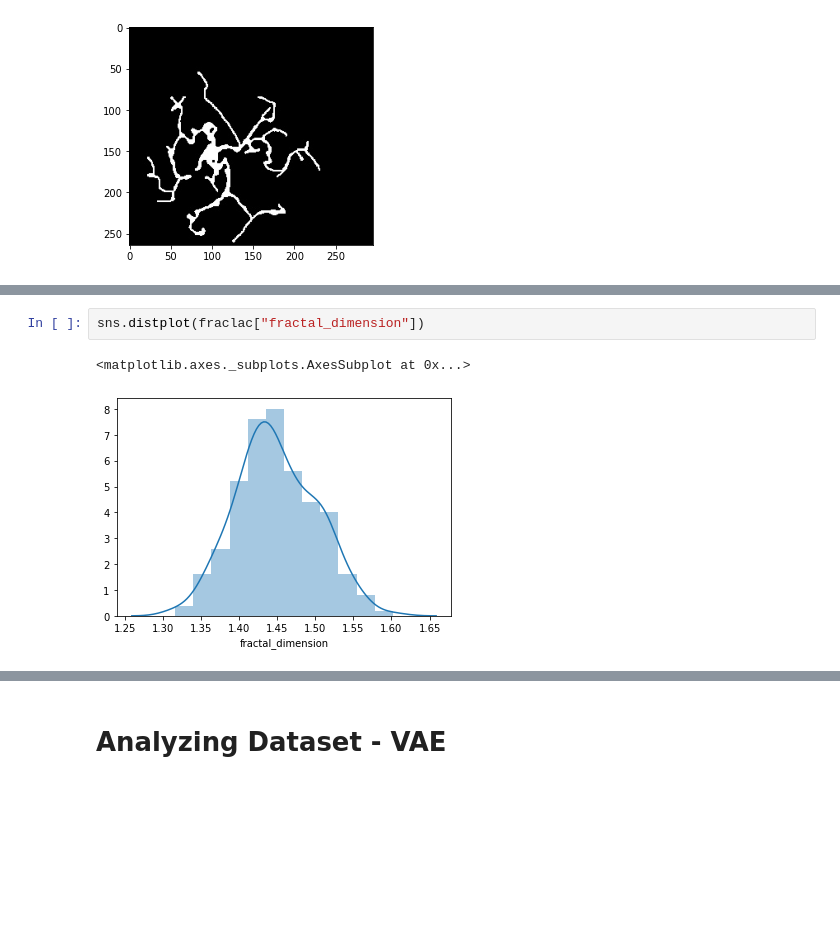
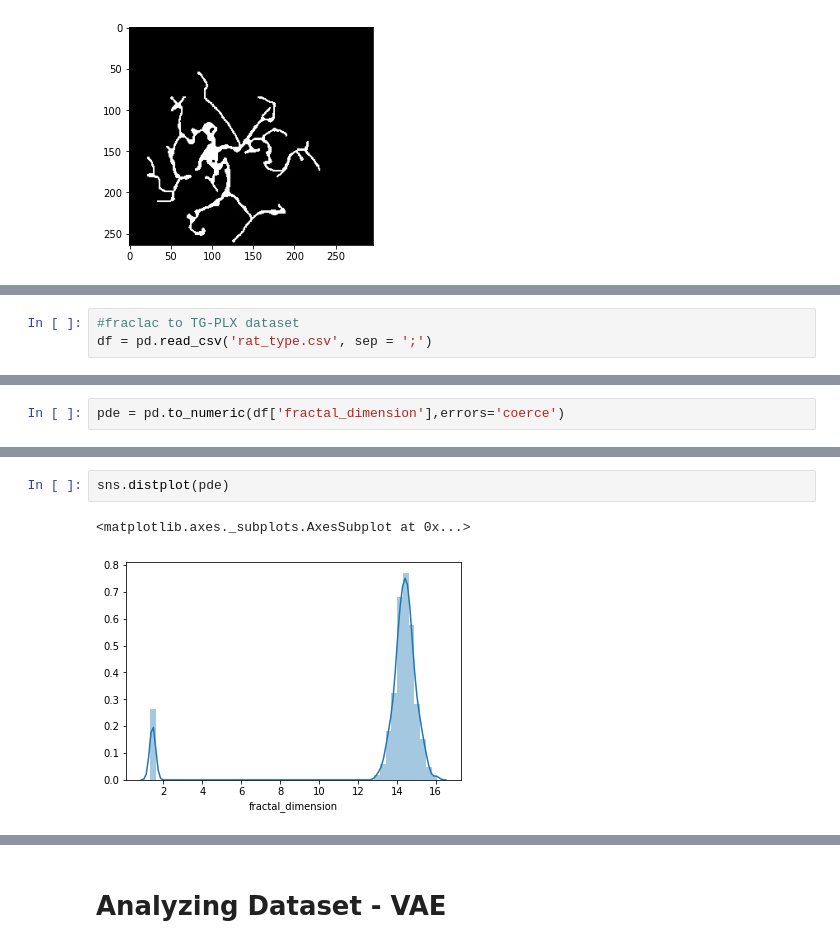
Before and after one commit to netorai/LEI, a Jupyter notebook: lei_microglia.ipynb, the cells around one changed output, grey strips where cells are left out. Saved outputs shown, nothing was run; the diff lists cells and outputs as text; blank space fills up the shorter version.

```diff
--- a/lei_microglia.ipynb
+++ b/lei_microglia.ipynb
@@ -66 +66,4 @@ fraclac = pd.read_csv('fraclac_final_results.csv')
+# %%
+#fraclac to TG-PLX dataset
+df = pd.read_csv('rat_type.csv', sep = ';')
 # %%
@@ -107,0 +111,2 @@ fraclac.describe()
+# %%
+pde = pd.to_numeric(df['fractal_dimension'],errors='coerce')
@@ -108,6 +125,6 @@ fraclac.describe()
 # %%
-sns.distplot(fraclac["fractal_dimension"])
+sns.distplot(pde)
 # %% [output]
 <matplotlib.axes._subplots.AxesSubplot at 0x...>
-[figure, old version]
+[figure, new version]
 # %%
```
Also changed, not shown: parts of 26 cells of this notebook.
